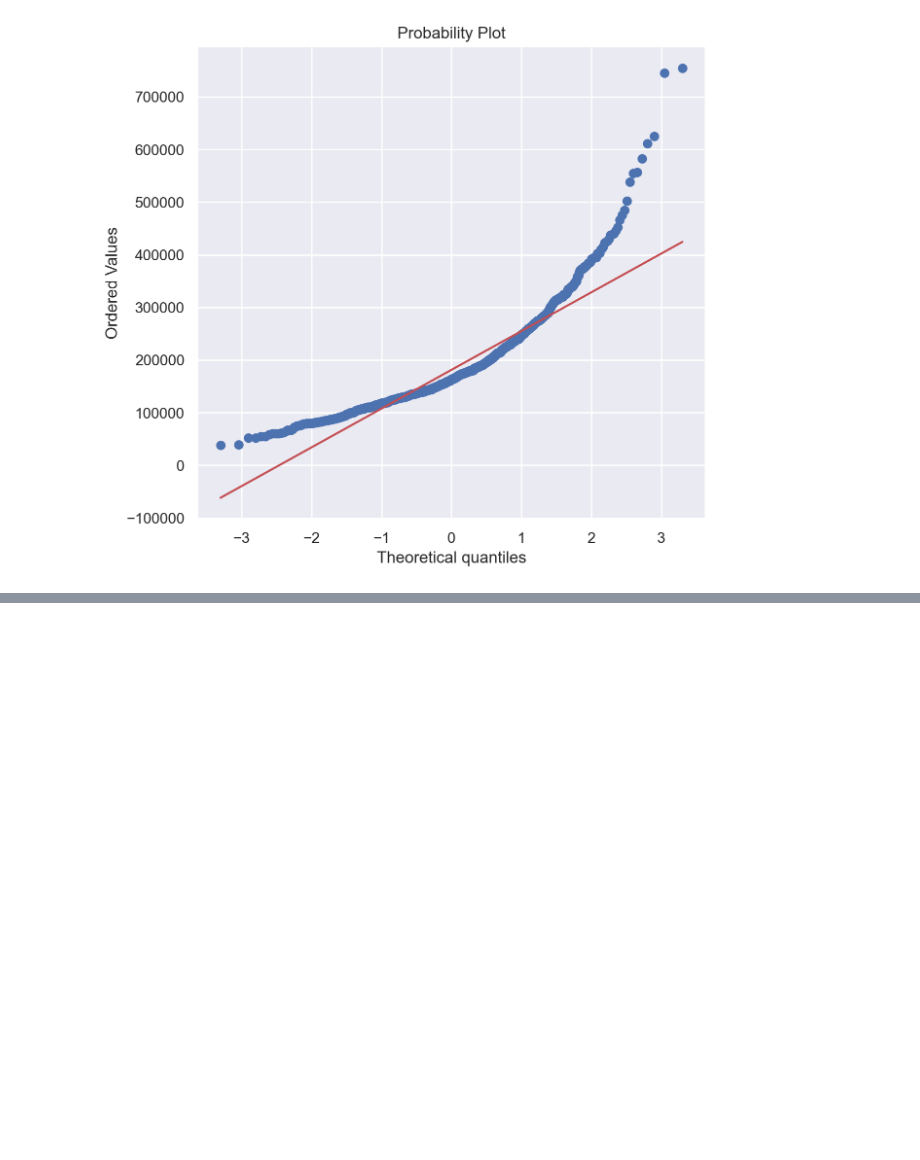
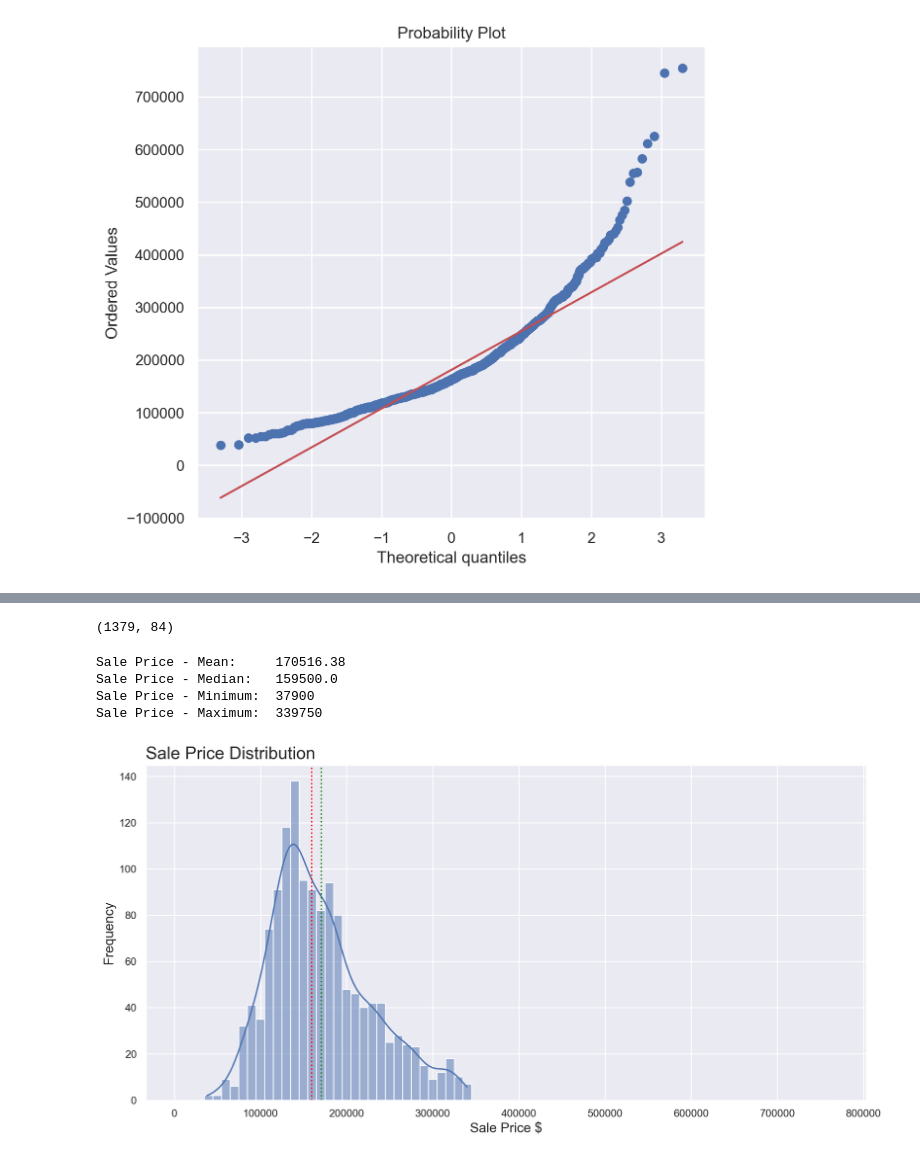
Before and after one commit to fedfioravanti/Regression-and-Classification-to-Predict-House-Prices, a Jupyter notebook: GA_Ames_House_Prices.ipynb, the cells around one changed output, grey strips where cells are left out. Cells and saved outputs as stored; diff of their text form; code cells hidden in the pictures; blank space fills up the shorter version.

```diff
--- a/GA_Ames_House_Prices.ipynb
+++ b/GA_Ames_House_Prices.ipynb
@@ -957,0 +963,25 @@ The probability plot also confirms that sale price is not normally distributed.
+# %%
+def remove_outliers(df_in, col_name):
+    q1 = df_in[col_name].quantile(0.25)  # lower quartile
+    q3 = df_in[col_name].quantile(0.75)  # upper quartile
+    iqr = q3-q1                          # interquartile range
+    lower_inner_fence = q1-1.5*iqr
+    upper_inner_fence = q3+1.5*iqr
+    df_out = df_in.loc[(df_in[col_name] > lower_inner_fence) & (df_in[col_name] < upper_inner_fence)]
+    return df_out
+# %%
+df = remove_outliers(df, 'SalePrice')
+df.shape
+# %% [output]
+(1379, 84)
+# %%
+# display some summary statistics for SalePrice
+print('Sale Price - Mean:    ', round(df['SalePrice'].mean(), 2))
+print('Sale Price - Median:  ', round(df['SalePrice'].median(), 2))
+print('Sale Price - Minimum: ', round(df['SalePrice'].min(), 2))
+print('Sale Price - Maximum: ', round(df['SalePrice'].max(), 2))
+# %% [output]
+Sale Price - Mean:     170516.38
+Sale Price - Median:   159500.0
+Sale Price - Minimum:  37900
+Sale Price - Maximum:  339750
@@ -957,0 +994,14 @@ The probability plot also confirms that sale price is not normally distributed.
+# %%
+# plot the sale price distribution
+fig, ax = plt.subplots(figsize=(12, 6))
+
+sns.histplot(df['SalePrice'], kde=True, bins=76, binrange=(5000, 765000), palette="pastel", ax=ax)
+ax.set_title('Sale Price Distribution', loc='left', fontsize=18)
+ax.set_xlabel('Sale Price $', fontsize=14)
+ax.set_ylabel('Frequency', fontsize=14)
+ax.axvline(x= df['SalePrice'].mean(), color='green', linestyle='dotted')
+ax.axvline(x= df['SalePrice'].median(), color='red', linestyle='dotted')
+
+plt.show()
+# %% [output]
+[figure, added]
```
Also changed, not shown: parts of 8 cells of this notebook.
